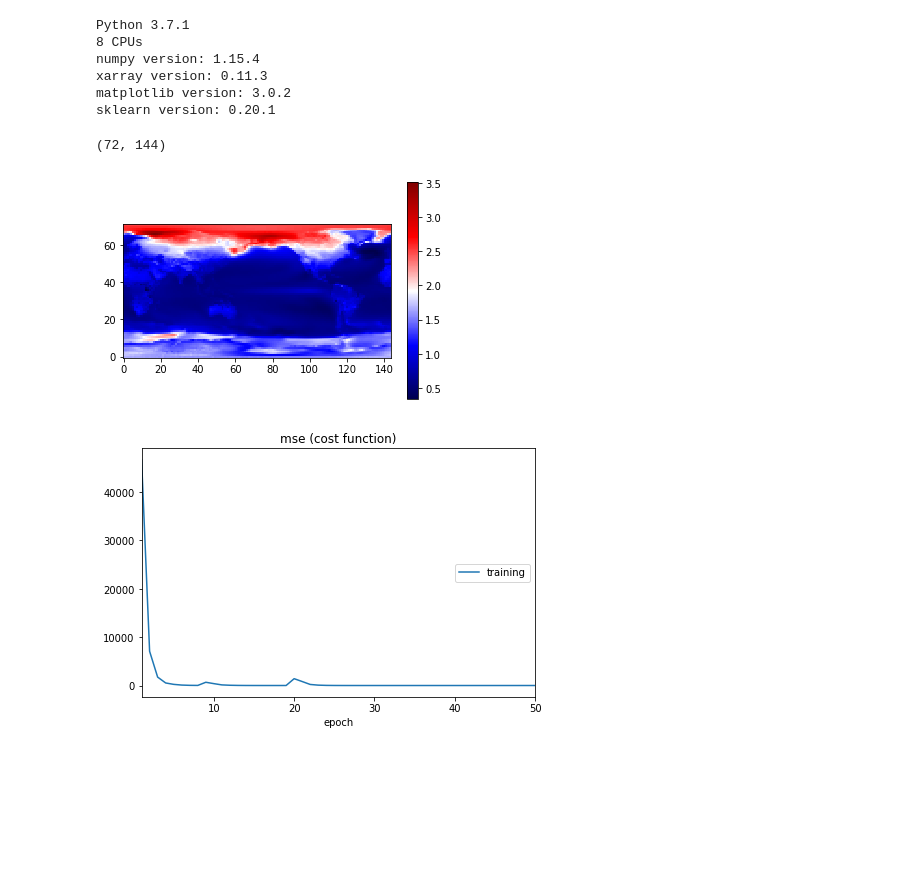
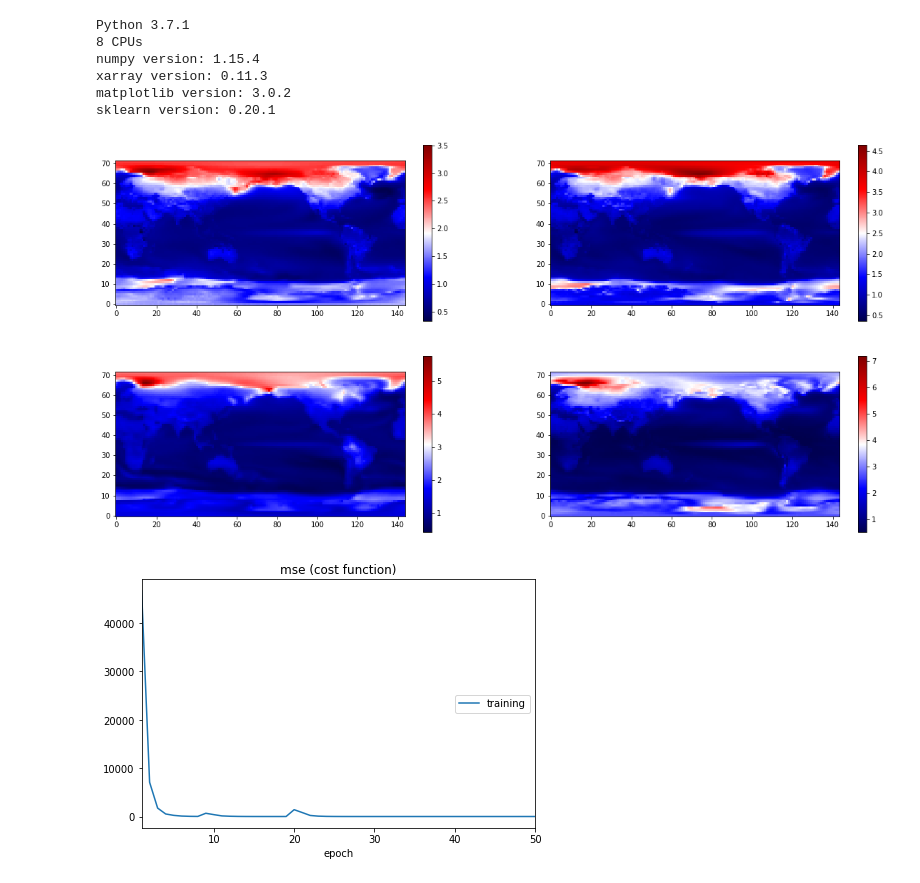
Before and after one commit to bgroenks96/cmip-embeddings, a Jupyter notebook: deep_embeddings.ipynb, the cells around one changed output. Cells and saved outputs as stored; diff of their text form; code cells hidden in the pictures; blank space fills up the shorter version.

Commit message:
Add more model plots

```diff
--- a/deep_embeddings.ipynb
+++ b/deep_embeddings.ipynb
@@ -36,15 +36,27 @@ X_all = [X_ccsm4.to_array().values, X_cesm.to_array().values, X_canesm.to_array(
 
 N_lat = 72
 N_lon = 144
-# %%
-stdev = X_ccsm4.std(dim='time').to_array().values.reshape((72, 144))
-print(stdev.shape)
-plt.imshow(stdev, origin='lower', cmap='seismic')
-plt.colorbar()
-plt.show()
-# %% [output]
-(72, 144)
-[figure, removed]
+# %%
+plt.figure(figsize=(20,10))
+stdev = X_ccsm4.std(dim='time').to_array().values.reshape((72, 144))
+plt.subplot(2,2,1)
+plt.imshow(stdev, origin='lower', cmap='seismic')
+plt.colorbar()
+stdev = X_cesm.std(dim='time').to_array().values.reshape((72, 144))
+plt.subplot(2,2,2)
+plt.imshow(stdev, origin='lower', cmap='seismic')
+plt.colorbar()
+stdev = X_canesm.std(dim='time').to_array().values.reshape((72, 144))
+plt.subplot(2,2,3)
+plt.imshow(stdev, origin='lower', cmap='seismic')
+plt.colorbar()
+stdev = X_cnrm.std(dim='time').to_array().values.reshape((72, 144))
+plt.subplot(2,2,4)
+plt.imshow(stdev, origin='lower', cmap='seismic')
+plt.colorbar()
+plt.show()
+# %% [output]
+[figure, added]
 # %%
 from keras.layers import Input, Dense, BatchNormalization
 from keras.regularizers import l1,l2
```
